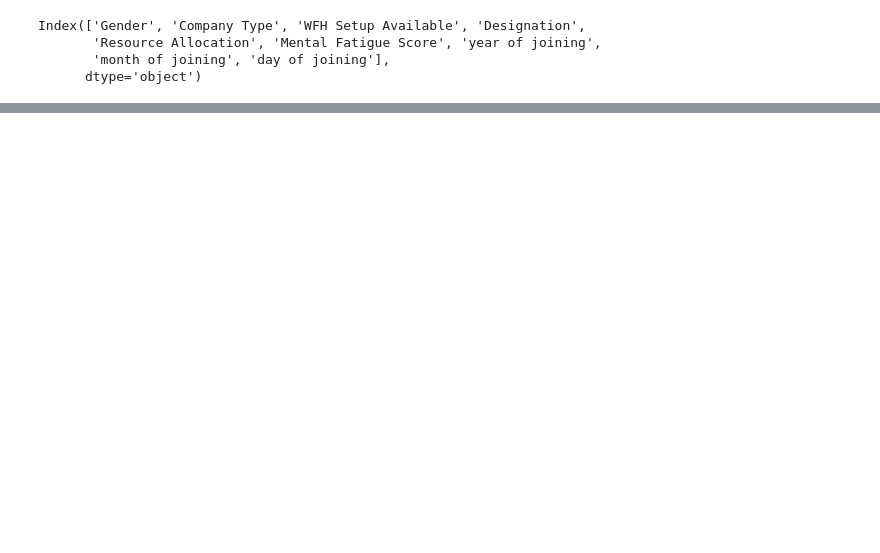
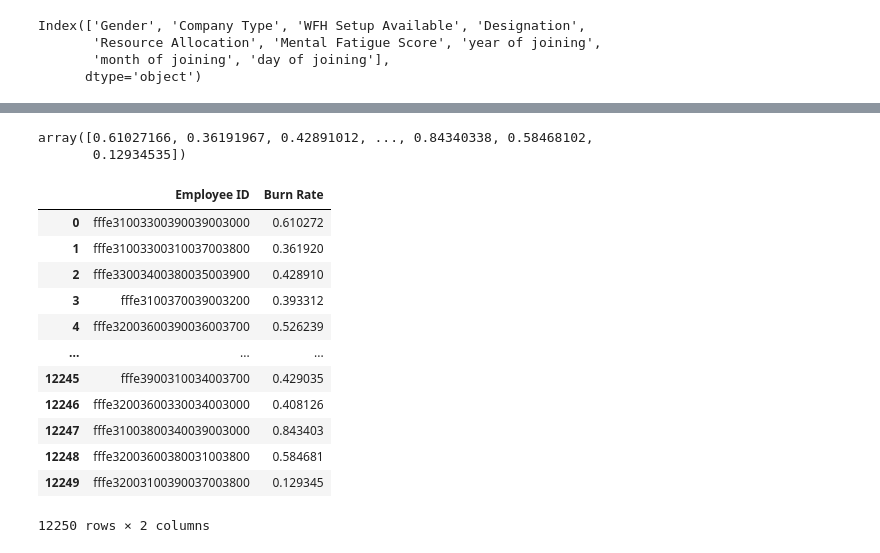
Before and after one commit to JONNY-ME/Harcker-earth-burnout-rate, a Jupyter notebook: startup.ipynb, the cells around one changed output, grey strips where cells are left out. Cells and saved outputs as stored; diff of their text form; code cells hidden in the pictures; blank space fills up the shorter version.

```diff
--- a/startup.ipynb
+++ b/startup.ipynb
@@ -205,13 +220,9 @@ Index(['Gender', 'Company Type', 'WFH Setup Available', 'Designation',
        'month of joining', 'day of joining'],
       dtype='object')
 # %%
-# r2_score
 import numpy as np
 from sklearn.metrics import r2_score
-from math import sqrt
-from sklearn.metrics import mean_squared_error, accuracy_score
 from sklearn.model_selection import KFold
-from sklearn.ensemble import VotingClassifier
 
 class ModelEvalPredReg:
     def __init__(self, train_df, test_df, in_cols, target):
@@ -229,12 +240,12 @@ class ModelEvalPredReg:
                 model.fit(self.train_df[self.in_cols].iloc[train], self.train_df[self.target].iloc[train])
                 results.append(model.predict(self.train_df[self.in_cols].iloc[test]))
             if weights is None:
-                rmse = sqrt(mean_squared_error(self.train_df[self.target].iloc[test], np.mean(results, axis=0)))
+                rsc = 100*r2_score(self.train_df[self.target].iloc[test], np.mean(results, axis=0))
             else:
-                rmse = sqrt(mean_squared_error(self.train_df[self.target].iloc[test], np.average(results, axis=0, weights=weights)))
-            scores.append(rmse)
+                rsc = 100*r2_score(self.train_df[self.target].iloc[test], np.average(results, axis=0, weights=weights))
+            scores.append(rsc)
             if show:
-                print(rmse)
+                print(rsc)
         if show:
             print("Average score in 5-fold CV:", np.mean(scores))
         return np.mean(scores)
@@ -245,3 +256,6 @@ class ModelEvalPredReg:
             model.fit(self.train_df[self.in_cols], self.train_df[self.target])
             preds.append(model.predict(self.test_df[self.in_cols]))
         return np.mean(preds, axis=0)
+# %%
+modeval = ModelEvalPredReg(train_df, test_df, in_cols, ycol)
+modeval
@@ -247,0 +264,15 @@ class ModelEvalPredReg:
+# %%
+from sklearn.ensemble import RandomForestRegressor
+from xgboost import XGBRegressor
+from lightgbm import LGBMRegressor
+from catboost import CatBoostRegressor
+
+
+models = [
+    # RandomForestRegressor(),
+    # XGBRegressor(),
+    # LGBMRegressor(),
+    CatBoostRegressor(verbose=False)
+]
+
+modeval.eval_model(models, show=True)
@@ -247,0 +287,26 @@ class ModelEvalPredReg:
+# %%
+pred = modeval.predict(models)
+pred
+# %% [output]
+array([0.61027166, 0.36191967, 0.42891012, ..., 0.84340338, 0.58468102,
+       0.12934535])
+# %%
+test_df["Burn Rate"] = pred
+
+sub = test_df[["Employee ID", "Burn Rate"]]
+sub.to_csv("submission/sub.csv", index=False)
+sub
+# %% [output]
+|  | Employee ID | Burn Rate |
+| 0 | fffe31003300390039003000 | 0.610272 |
+| 1 | fffe31003300310037003800 | 0.361920 |
+| 2 | fffe33003400380035003900 | 0.428910 |
+| 3 | fffe3100370039003200 | 0.393312 |
+| 4 | fffe32003600390036003700 | 0.526239 |
+| ... | ... | ... |
+| 12245 | fffe3900310034003700 | 0.429035 |
+| 12246 | fffe32003600330034003000 | 0.408126 |
+| 12247 | fffe31003800340039003000 | 0.843403 |
+| 12248 | fffe32003600380031003800 | 0.584681 |
+| 12249 | fffe32003100390037003800 | 0.129345 |
+12250 rows × 2 columns
```
Also changed, not shown: parts of 11 cells of this notebook.
